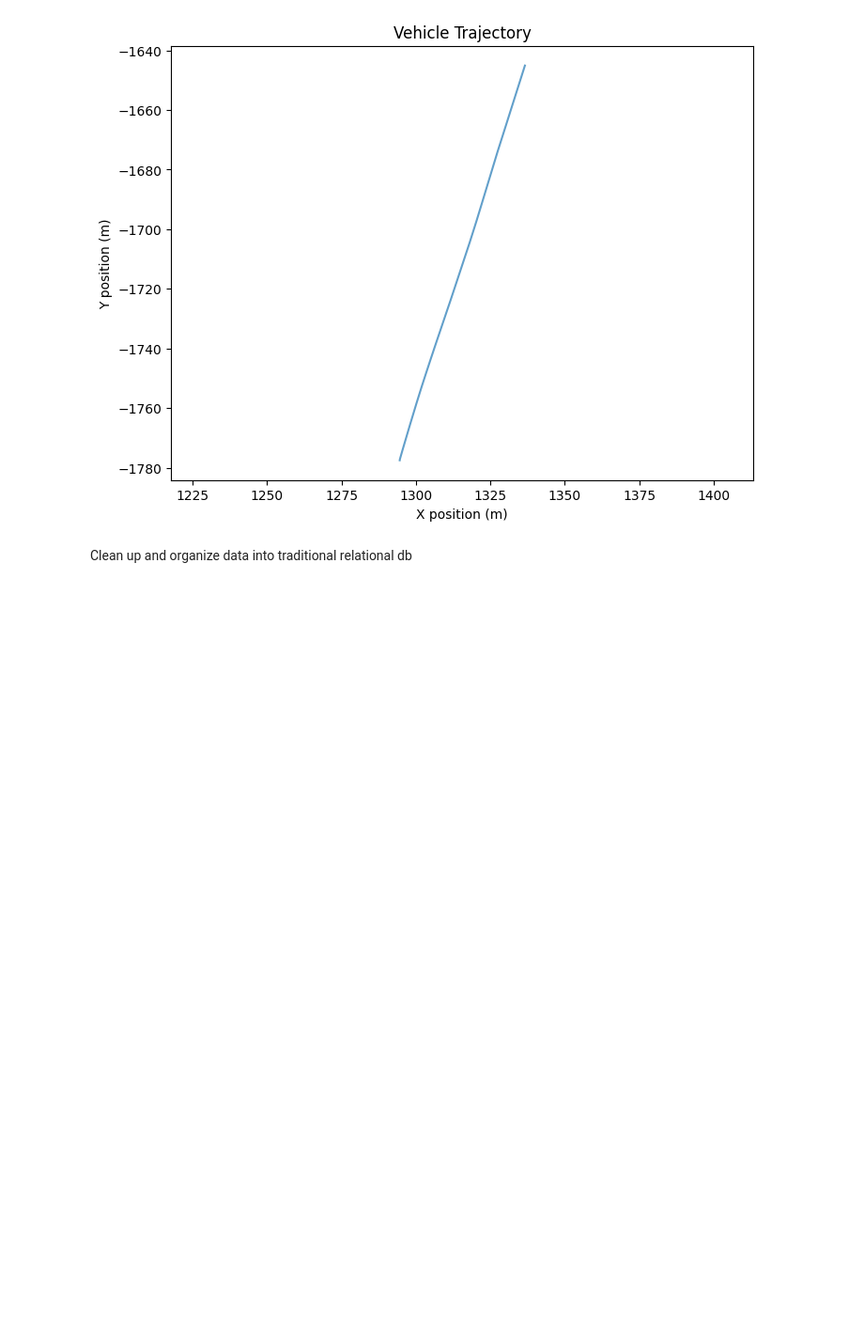
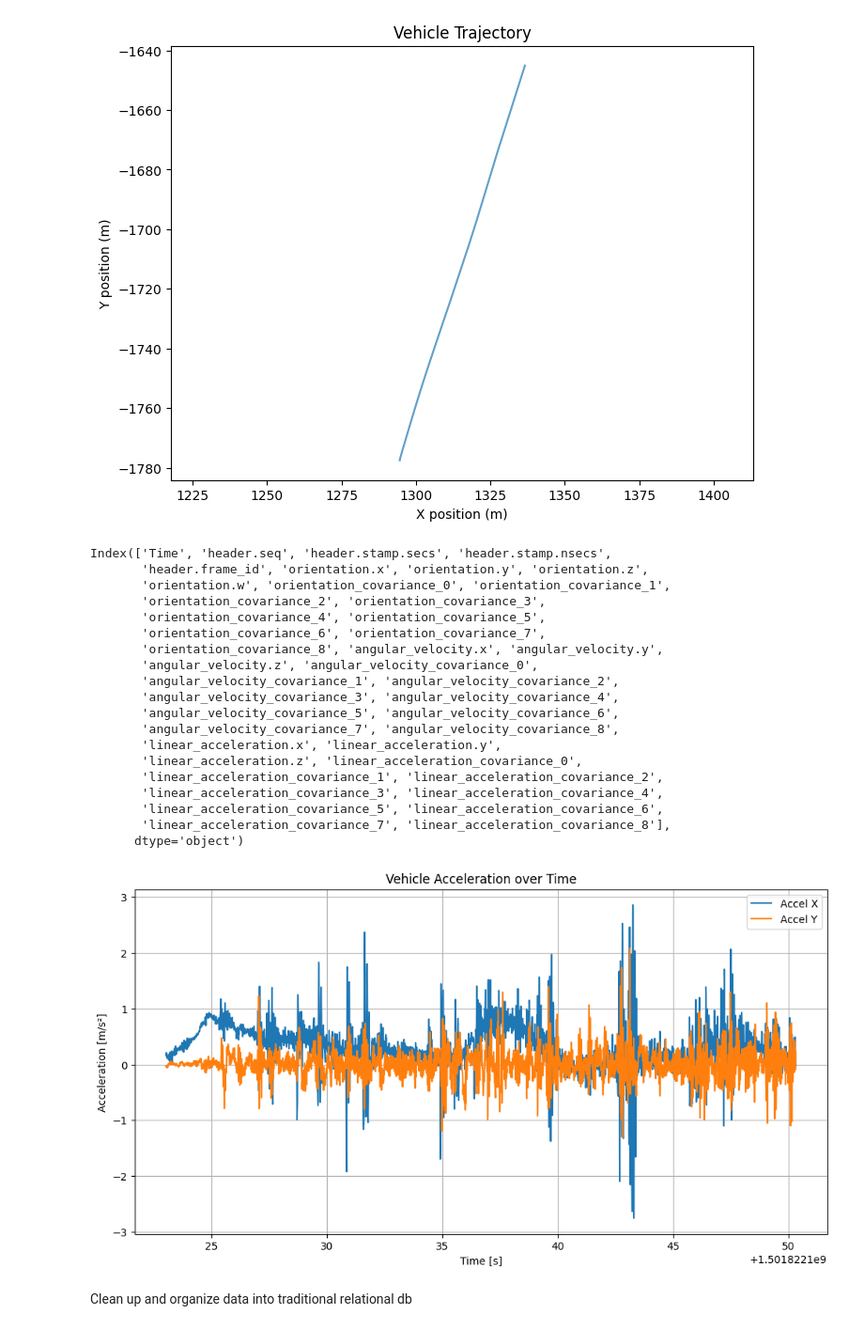
Before and after one commit to tjfisher22/ML-Training-Ford-Vehicle-Data, a Jupyter notebook: Ford_Vehicle_Data/notebooks/explore_data.ipynb, the cells around one changed output. Shown at 94% size. Drawn from its saved outputs; the diff is of its cells as text; code cells hidden in the pictures; blank space fills up the shorter version.

Commit message:
Accelleration data

```diff
--- a/Ford_Vehicle_Data/notebooks/explore_data.ipynb
+++ b/Ford_Vehicle_Data/notebooks/explore_data.ipynb
@@ -113,5 +112,47 @@ plt.axis("equal")  # Keep scale equal so trajectory isn’t distorted
 plt.show()
 # %% [output]
 [figure]
+# %%
+imu_csv = b.message_by_topic('/imu')
+
+# Load into pandas
+imu_df = pd.read_csv(imu_csv)
+
+# Inspect columns (should include linear_acceleration.x, y, z)
+print(imu_df.columns)
+
+# Plot acceleration vs time
+plt.figure(figsize=(12,6))
+plt.plot(imu_df['Time'], imu_df['linear_acceleration.x'], label='Accel X')
+plt.plot(imu_df['Time'], imu_df['linear_acceleration.y'], label='Accel Y')
+#plt.plot(imu_df['Time'], imu_df['linear_acceleration.z'], label='Accel Z')
+
+plt.xlabel('Time [s]')
+plt.ylabel('Acceleration [m/s²]')
+plt.title('Vehicle Acceleration over Time')
+plt.legend()
+plt.grid(True)
+plt.show()
+# %% [output]
+Index(['Time', 'header.seq', 'header.stamp.secs', 'header.stamp.nsecs',
+       'header.frame_id', 'orientation.x', 'orientation.y', 'orientation.z',
+       'orientation.w', 'orientation_covariance_0', 'orientation_covariance_1',
+       'orientation_covariance_2', 'orientation_covariance_3',
+       'orientation_covariance_4', 'orientation_covariance_5',
+       'orientation_covariance_6', 'orientation_covariance_7',
+       'orientation_covariance_8', 'angular_velocity.x', 'angular_velocity.y',
+       'angular_velocity.z', 'angular_velocity_covariance_0',
+       'angular_velocity_covariance_1', 'angular_velocity_covariance_2',
+       'angular_velocity_covariance_3', 'angular_velocity_covariance_4',
+       'angular_velocity_covariance_5', 'angular_velocity_covariance_6',
+       'angular_velocity_covariance_7', 'angular_velocity_covariance_8',
+       'linear_acceleration.x', 'linear_acceleration.y',
+       'linear_acceleration.z', 'linear_acceleration_covariance_0',
+       'linear_acceleration_covariance_1', 'linear_acceleration_covariance_2',
+       'linear_acceleration_covariance_3', 'linear_acceleration_covariance_4',
+       'linear_acceleration_covariance_5', 'linear_acceleration_covariance_6',
+       'linear_acceleration_covariance_7', 'linear_acceleration_covariance_8'],
+      dtype='object')
+[figure, added]
 # %% [markdown]
 Clean up and organize data into traditional relational db
```
Also changed, not shown: parts of 2 cells of this notebook.
